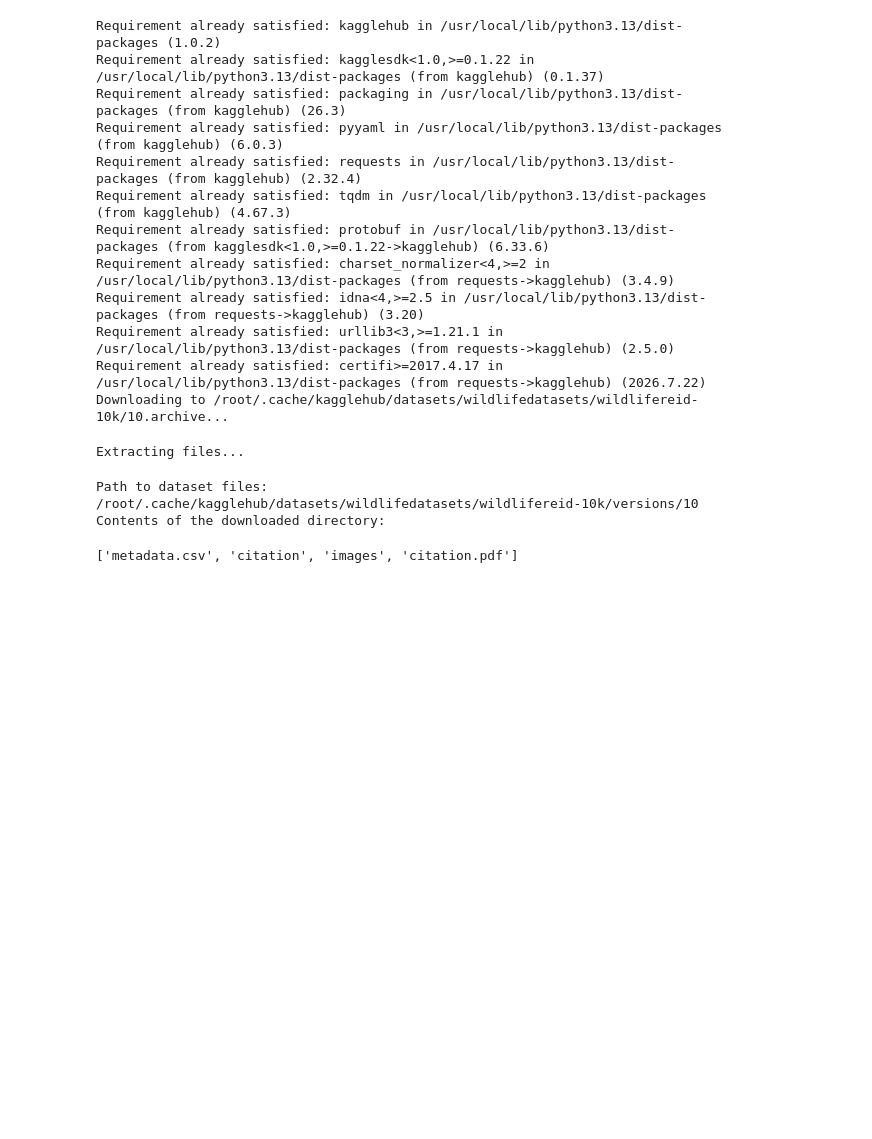
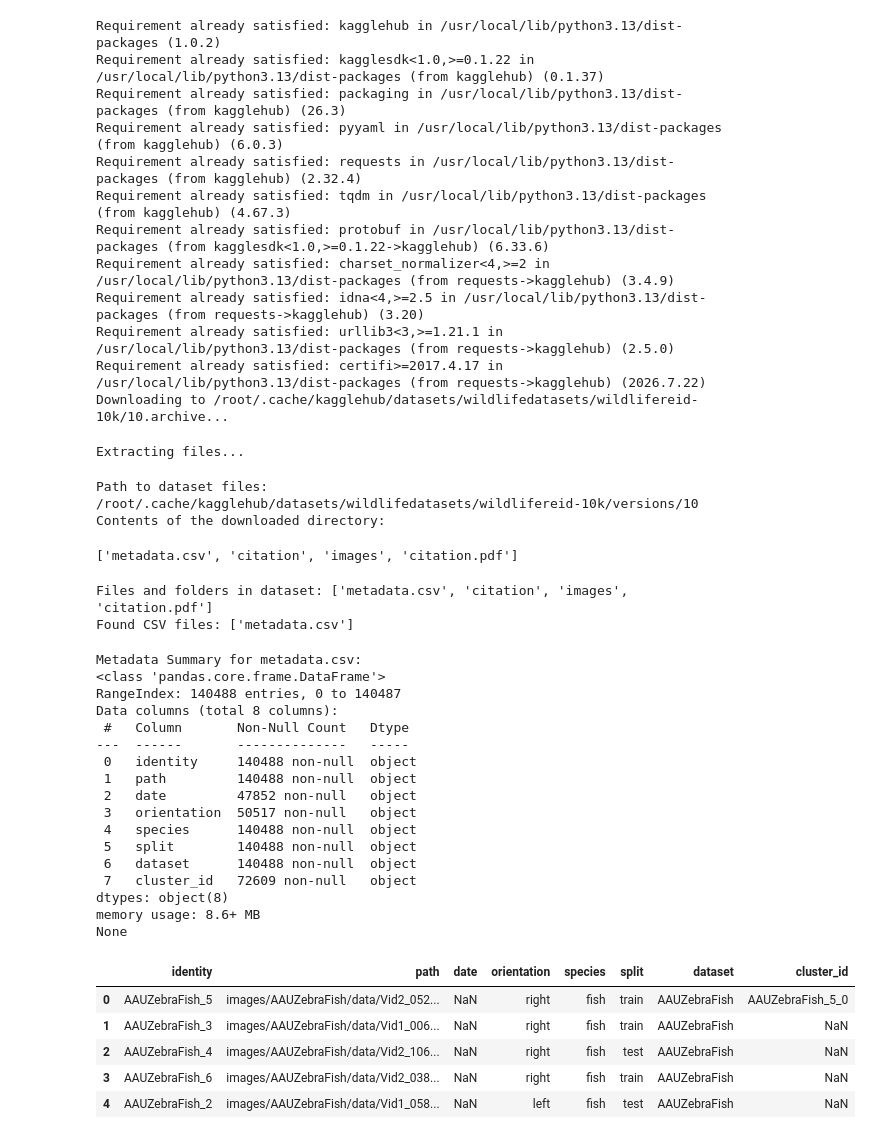
Before and after one commit to danielolafisoye/WildlifeReID-10k-Comparison, a Jupyter notebook: MiewID.ipynb, the cells around one changed output. Saved outputs shown, nothing was run; the diff lists cells and outputs as text; code cells hidden in the pictures; blank space fills up the shorter version.

```diff
--- a/MiewID.ipynb
+++ b/MiewID.ipynb
@@ -53,3 +51,48 @@ Extracting files...
 Path to dataset files: /root/.cache/kagglehub/datasets/wildlifedatasets/wildlifereid-10k/versions/10
 Contents of the downloaded directory:
 ['metadata.csv', 'citation', 'images', 'citation.pdf']
+# %%
+import os
+import pandas as pd
+
+# 1. List files in the downloaded directory to find metadata
+files = os.listdir(path)
+print("Files and folders in dataset:", files)
+
+# 2. Look for CSV files
+csv_files = [f for f in files if f.endswith('.csv')]
+print("Found CSV files:", csv_files)
+
+# 3. Load the primary metadata file if it exists
+for csv_file in csv_files:
+    csv_path = os.path.join(path, csv_file)
+    df = pd.read_csv(csv_path)
+    print(f"\nMetadata Summary for {csv_file}:")
+    print(df.info())
+    display(df.head())
+# %% [output]
+Files and folders in dataset: ['metadata.csv', 'citation', 'images', 'citation.pdf']
+Found CSV files: ['metadata.csv']
+Metadata Summary for metadata.csv:
+<class 'pandas.core.frame.DataFrame'>
+RangeIndex: 140488 entries, 0 to 140487
+Data columns (total 8 columns):
+ #   Column       Non-Null Count   Dtype
+---  ------       --------------   -----
+ 0   identity     140488 non-null  object
+ 1   path         140488 non-null  object
+ 2   date         47852 non-null   object
+ 3   orientation  50517 non-null   object
+ 4   species      140488 non-null  object
+ 5   split        140488 non-null  object
+ 6   dataset      140488 non-null  object
+ 7   cluster_id   72609 non-null   object
+dtypes: object(8)
+memory usage: 8.6+ MB
+None
+|  | identity | path | date | orientation | species | split | dataset | cluster_id |
+| 0 | AAUZebraFish_5 | images/AAUZebraFish/data/Vid2_052... | NaN | right | fish | train | AAUZebraFish | AAUZebraFish_5_0 |
+| 1 | AAUZebraFish_3 | images/AAUZebraFish/data/Vid1_006... | NaN | right | fish | train | AAUZebraFish | NaN |
+| 2 | AAUZebraFish_4 | images/AAUZebraFish/data/Vid2_106... | NaN | right | fish | test | AAUZebraFish | NaN |
+| 3 | AAUZebraFish_6 | images/AAUZebraFish/data/Vid2_038... | NaN | right | fish | train | AAUZebraFish | NaN |
+| 4 | AAUZebraFish_2 | images/AAUZebraFish/data/Vid1_058... | NaN | left | fish | test | AAUZebraFish | NaN |
```
Also changed, not shown: parts of 3 cells of this notebook.
